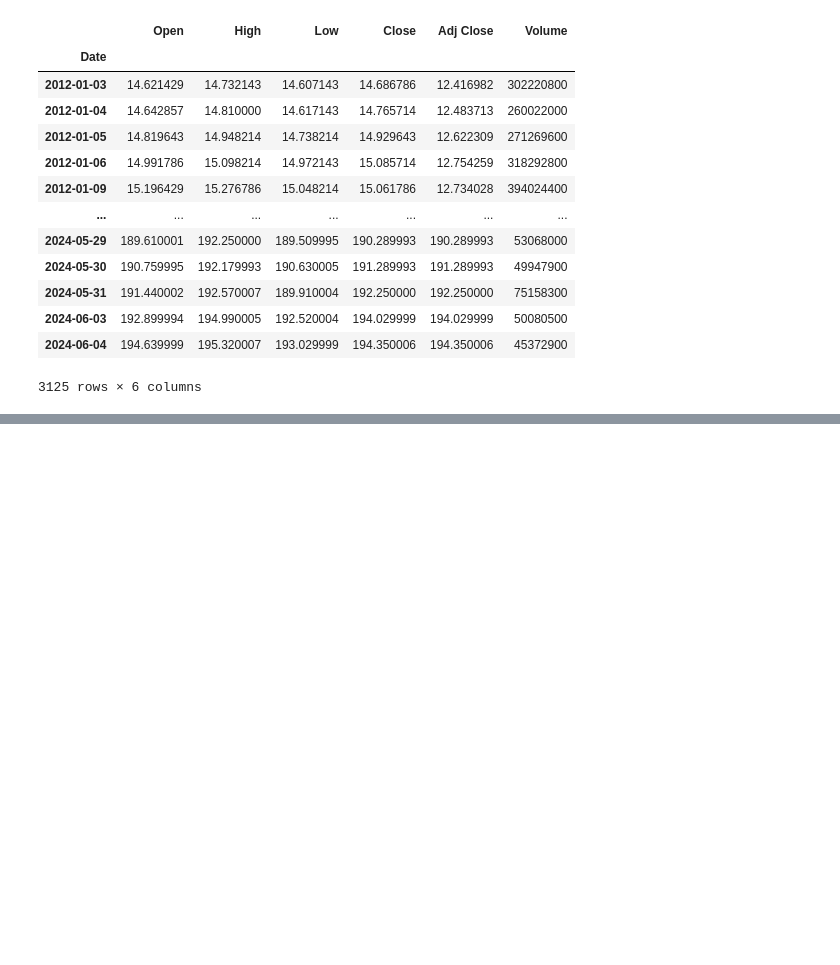
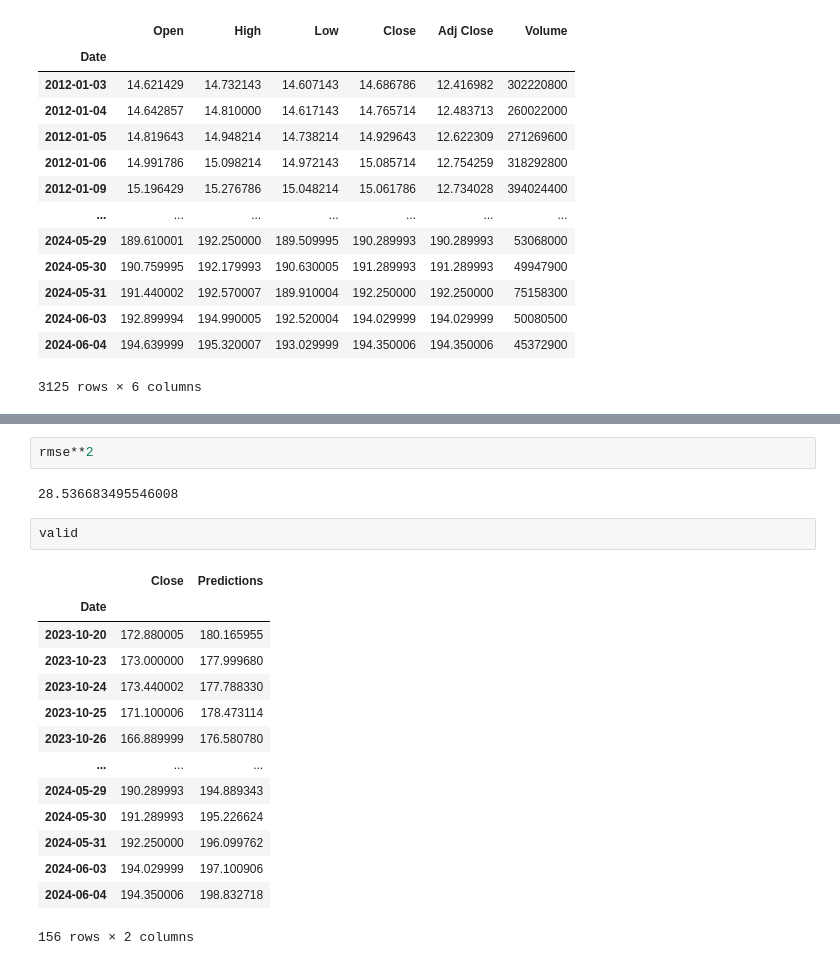
Before and after one commit to golubnichiy/big_data_05_24, a Jupyter notebook: day_17.ipynb, the cells around one changed output, grey strips where cells are left out. Cells and saved outputs as stored; diff of their text form; blank space fills up the shorter version.

```diff
--- a/day_17.ipynb
+++ b/day_17.ipynb
@@ -276,0 +396,21 @@ df
+# %%
+rmse**2
+# %% [output]
+28.536683495546008
+# %%
+valid
+# %% [output]
+|  | Close | Predictions |
+| Date |  |  |
+| 2023-10-20 | 172.880005 | 180.165955 |
+| 2023-10-23 | 173.000000 | 177.999680 |
+| 2023-10-24 | 173.440002 | 177.788330 |
+| 2023-10-25 | 171.100006 | 178.473114 |
+| 2023-10-26 | 166.889999 | 176.580780 |
+| ... | ... | ... |
+| 2024-05-29 | 190.289993 | 194.889343 |
+| 2024-05-30 | 191.289993 | 195.226624 |
+| 2024-05-31 | 192.250000 | 196.099762 |
+| 2024-06-03 | 194.029999 | 197.100906 |
+| 2024-06-04 | 194.350006 | 198.832718 |
+156 rows × 2 columns
```
Also changed, not shown: parts of 10 cells of this notebook.
